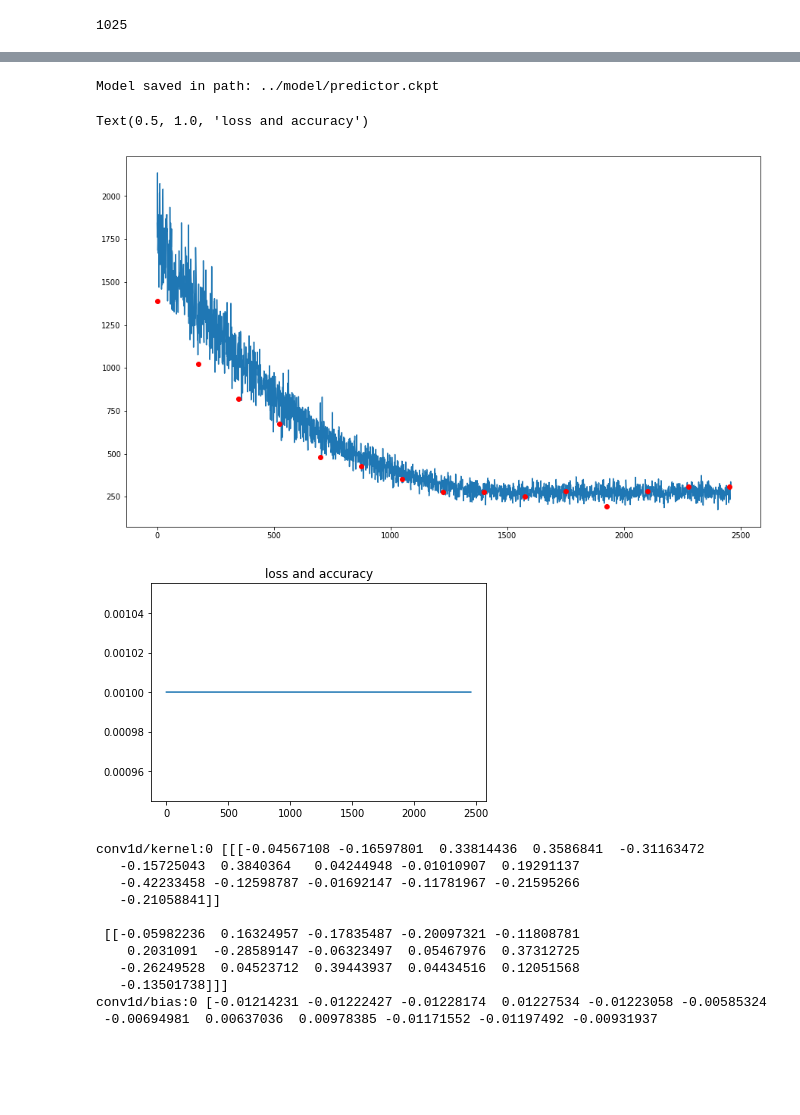
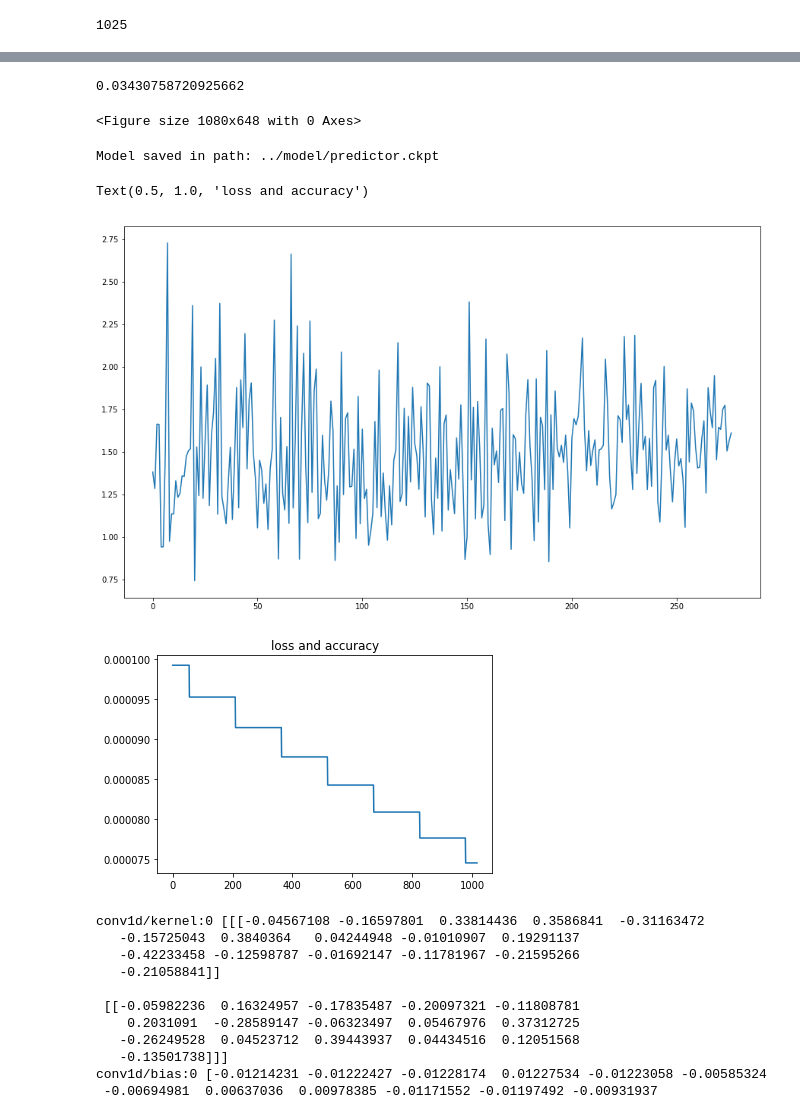
Before and after one commit to jw222/Gravitational-Wave, a Jupyter notebook: MPredictor.ipynb, the cells around one changed output, grey strips where cells are left out. Cells and saved outputs as stored; diff of their text form; code cells hidden in the pictures; blank space fills up the shorter version.

```diff
--- a/MPredictor.ipynb
+++ b/MPredictor.ipynb
@@ -154,9 +154,9 @@ def WaveNet(x):
     values, indices = tf.nn.top_k(raw, 512, False)
     #values = tf.slice(raw, [0,tf.shape(raw)[-1]-512], [-1,-1])
     values = tf.layers.dense(values, units=1024, activation=tf.nn.relu)
-    values = tf.layers.dropout(inputs=values, rate=0.1)
+    values = tf.layers.dropout(inputs=values, rate=0.25)
     values = tf.layers.dense(values, units=128, activation=tf.nn.relu)
-    values = tf.layers.dropout(inputs=values, rate=0.1)
+    values = tf.layers.dropout(inputs=values, rate=0.25)
 
     #indices = tf.divide(tf.cast(indices, tf.float32), tf.cast(length, tf.float32))
     #indices = tf.layers.dense(indices, units=128, activation=tf.nn.relu)
@@ -174,6 +174,7 @@ tf.reset_default_graph()
 
 input_data = tf.placeholder(tf.float32, [None, None, 1])
 input_label = tf.placeholder(tf.int32, [None,2])
+feedlr = tf.placeholder(tf.float32)
 
 # loss function operations
 predictions = WaveNet(input_data)
@@ -181,13 +182,13 @@ loss = tf.losses.mean_squared_error(input_label, predictions)
 
 # train operation
 global_step = tf.Variable(0, trainable=False)
-learning_rate = tf.train.exponential_decay(learning_rate=0.001,
+learning_rate = tf.train.exponential_decay(learning_rate=0.01,
                                            global_step=global_step,
-                                           decay_steps=NUM_DATA,
+                                           decay_steps=NUM_DATA//64,
                                            decay_rate=0.96,
                                            staircase=True)
 
-optimizer = tf.train.AdamOptimizer(learning_rate=learning_rate)
+optimizer = tf.train.AdamOptimizer(learning_rate=feedlr)#learning_rate)
 train_op = optimizer.minimize(
     loss=loss,
     global_step=global_step)
@@ -201,9 +202,10 @@ val_loss = []
 lrs = []
 #saver.restore(sess, "../model/predictor.ckpt")
 # %%
-num_epoch = 50
+num_epoch = 1
 start = datetime.datetime.now()
-batch_size = 64
+batch_size = 128
+rate = 0.0001
 for i in range(num_epoch):
     train_data, train_label = get_batch(f_train, batch_size)
     for j in range(len(train_data)):
@@ -211,7 +213,8 @@ for i in range(num_epoch):
         cur_label = train_label[j]
         _, loss_val, lr = sess.run([train_op, loss, learning_rate],
                            feed_dict={input_data: cur_data,
-                                      input_label: cur_label})
+                                      input_label: cur_label,
+                                      feedlr: rate})
         loss_hist.append(loss_val)
         lrs.append(lr)
         if j % 10 == 0:
@@ -246,21 +241,30 @@ KeyboardInterrupt:
+# %%
+test_data, test_label = get_test(f_train, batch_size)
+pred = sess.run(predictions, feed_dict={input_data: test_data, input_label: test_label})
+plt.figure(figsize=(15,9))
+num = 0
+np.mean(np.divide(abs(pred.T[num]-test_label.T[num]),test_label.T[num]))
+# %% [output]
+0.03430758720925662
+<Figure size 1080x648 with 0 Axes>
 # %%
 save_path = saver.save(sess, "../model/predictor.ckpt")
 print("Model saved in path: %s" % save_path)
 # %% [output]
 Model saved in path: ../model/predictor.ckpt
 # %%
-start = 0
+start = 17500
 length = len(loss_hist) - start
 plt.figure(figsize=(15,9))
 plt.plot(loss_hist[start:],zorder=1)
-plt.scatter(np.arange(length, step=length//14),val_loss[start:],c='red',zorder=2)
+#plt.scatter(np.arange(length, step=length//len(val_loss)),val_loss,c='red',zorder=2)
 plt.figure()
 plt.plot(lrs[start:])
 plt.title('loss and accuracy')
 # %% [output]
 Text(0.5, 1.0, 'loss and accuracy')
-[figure, old version]
+[figure, new version]
-[figure, old version]
+[figure, new version]
 # %%
 tvars = tf.trainable_variables()
 tvars_vals = sess.run(tvars)
```
Also changed, not shown: parts of 3 cells of this notebook.
